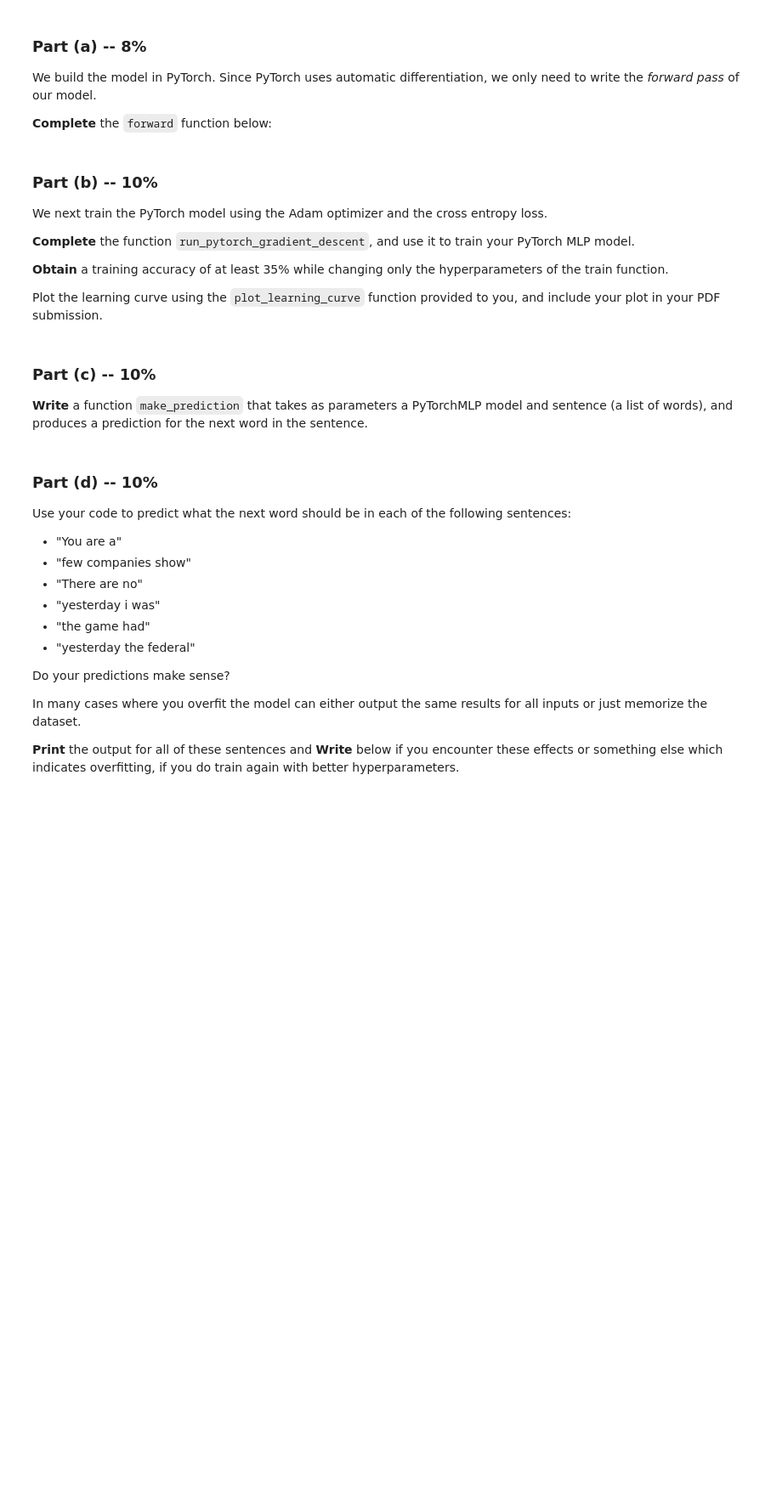
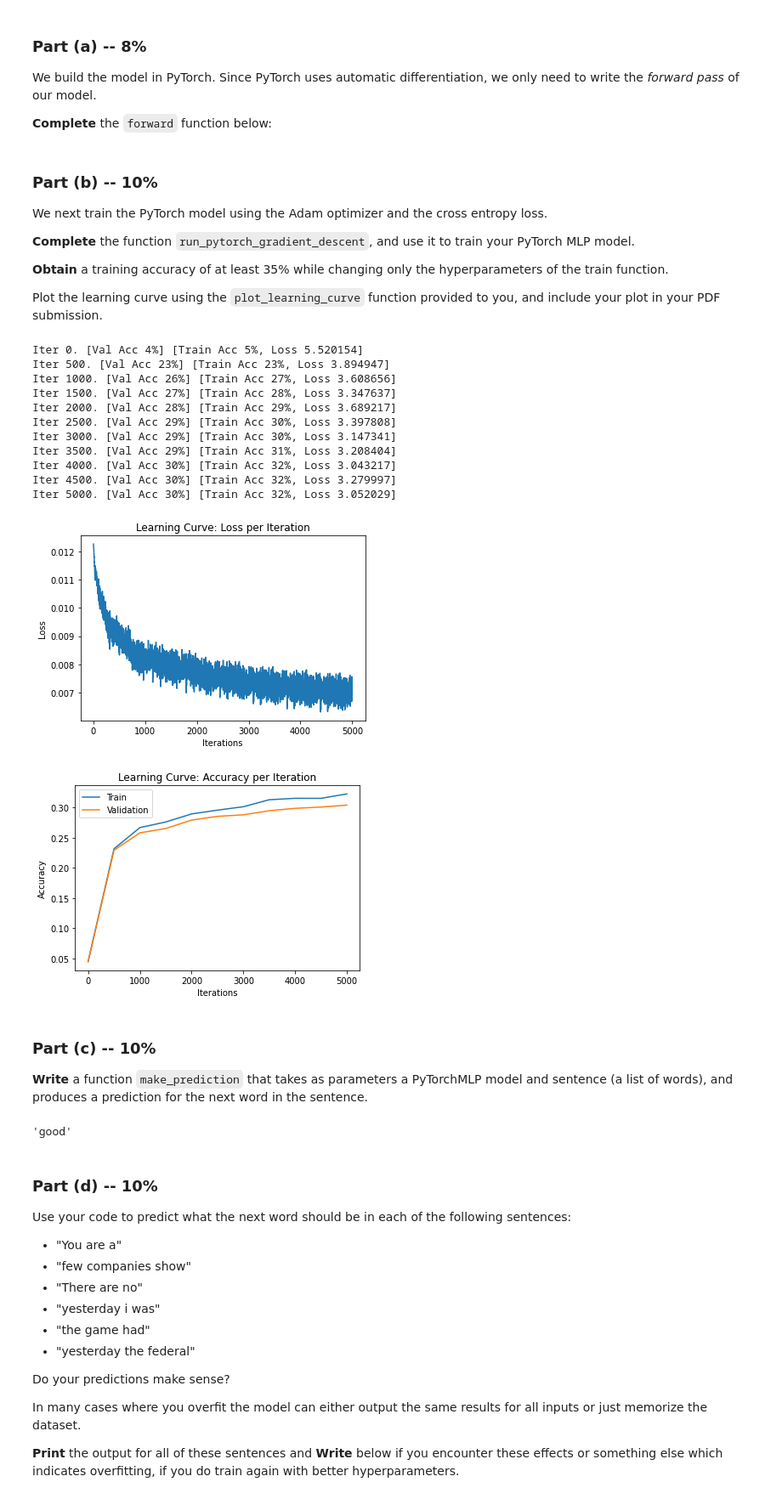
Before and after one commit to aradgast/DeepLearningCourse, a Jupyter notebook: Assignment2_arad.ipynb, the cells around one changed output. Shown at 85% size. Drawn from its saved outputs; the diff is of its cells as text; code cells hidden in the pictures; blank space fills up the shorter version.

```diff
--- a/Assignment2_arad.ipynb
+++ b/Assignment2_arad.ipynb
@@ -315,9 +315,12 @@ class PyTorchMLP(nn.Module):
         self.num_hidden = num_hidden
     def forward(self, inp):  # input -> inp -> layer1 -> x1 -> layer2 -> y
         inp = inp.reshape([-1, 750])
+        # print('inp shape = ', inp.shape)
         x1 = nn.functional.relu(self.layer1(inp))
-        y = nn.functional.relu(self.layer1(x1))
-        return y
+        # print('x1 shape = ', x1.shape)
+        y = nn.functional.relu(self.layer2(x1))
+        # print('y shape = ', y.shape)
+        return nn.functional.log_softmax(y)
         # TODO: complete this function
         # Note that we will be using the nn.CrossEntropyLoss(), which computes the softmax operation internally, as loss criterion
 # %% [markdown]
@@ -414,11 +417,14 @@ def run_pytorch_gradient_descent(model,
             xt = torch.Tensor(xt)
             st = torch.Tensor(st).long()
 
-            # zs = ...                 # compute prediction logit
-            # loss =                   # compute the total loss
-            # ...                      # compute updates for each parameter
-            # ...                      # make the updates for each parameter
-            # ...                      # a clean up step for PyTorch
+            zs = model(xt)                                  # compute prediction logit
+            loss = criterion(zs,st)                         # compute the total loss
+            loss.backward()                                 # compute updates for each parameter
+
+            with torch.no_grad():
+              for param in model.parameters():
+                param -= learning_rate * param.grad         # make the updates for each parameter
+            model.zero_grad()                               # a clean up step for PyTorch
 
             # save the current training information
             iters.append(n)
@@ -463,10 +469,24 @@ def plot_learning_curve(iters, losses, iters_sub, train_accs, val_accs):
     plt.show()
 # %%
 pytorch_mlp = PyTorchMLP()
-# learning_curve_info = run_pytorch_gradient_descent(pytorch_mlp, ...)
+learning_curve_info = run_pytorch_gradient_descent(pytorch_mlp, batch_size = 450,learning_rate=1.6, weight_decay=0.08, max_iters=5000 )
 
 
-# plot_learning_curve(*learning_curve_info)
+plot_learning_curve(*learning_curve_info)
+# %% [output]
+Iter 0. [Val Acc 4%] [Train Acc 5%, Loss 5.520154]
+Iter 500. [Val Acc 23%] [Train Acc 23%, Loss 3.894947]
+Iter 1000. [Val Acc 26%] [Train Acc 27%, Loss 3.608656]
+Iter 1500. [Val Acc 27%] [Train Acc 28%, Loss 3.347637]
+Iter 2000. [Val Acc 28%] [Train Acc 29%, Loss 3.689217]
+Iter 2500. [Val Acc 29%] [Train Acc 30%, Loss 3.397808]
+Iter 3000. [Val Acc 29%] [Train Acc 30%, Loss 3.147341]
+Iter 3500. [Val Acc 29%] [Train Acc 31%, Loss 3.208404]
+Iter 4000. [Val Acc 30%] [Train Acc 32%, Loss 3.043217]
+Iter 4500. [Val Acc 30%] [Train Acc 32%, Loss 3.279997]
+Iter 5000. [Val Acc 30%] [Train Acc 32%, Loss 3.052029]
+[figure, added]
+[figure, added]
 # %% [markdown]
 ### Part (c) -- 10%
 **Write** a function `make_prediction` that takes as parameters
@@ -488,6 +508,13 @@ def make_prediction_torch(model, sentence):
     global vocab_stoi, vocab_itos
 
     #  Write your code here
+    inp = make_onehot(np.array(convert_words_to_indices([sentence])))
+    y = model(torch.Tensor(inp))
+    y = y.detach().numpy()
+    pred_onehot = np.argmax(y, axis=1)
+    return vocab_itos[int(pred_onehot)]
+# %% [output]
+'good'
 # %% [markdown]
 ### Part (d) -- 10%
 
```
Also changed, not shown: parts of 6 cells of this notebook.
